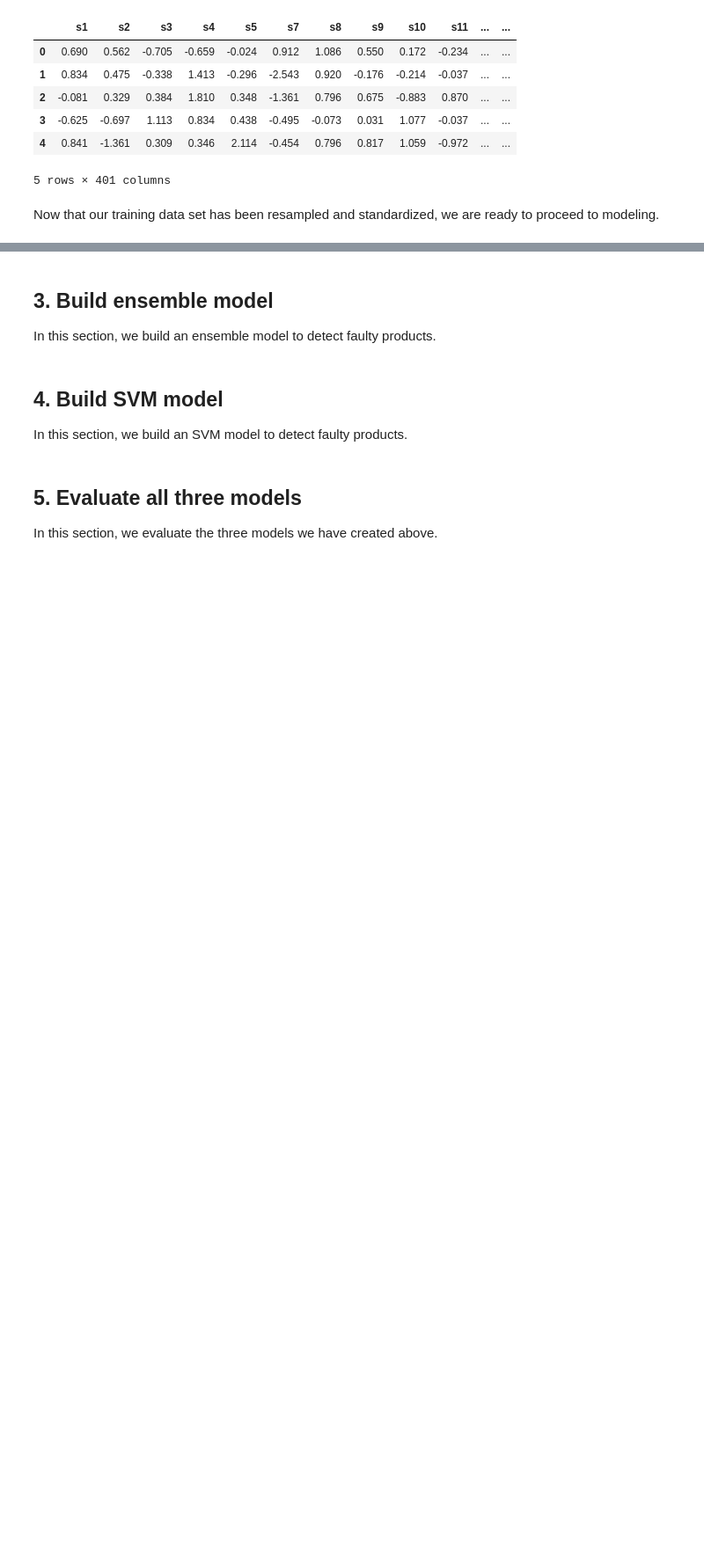
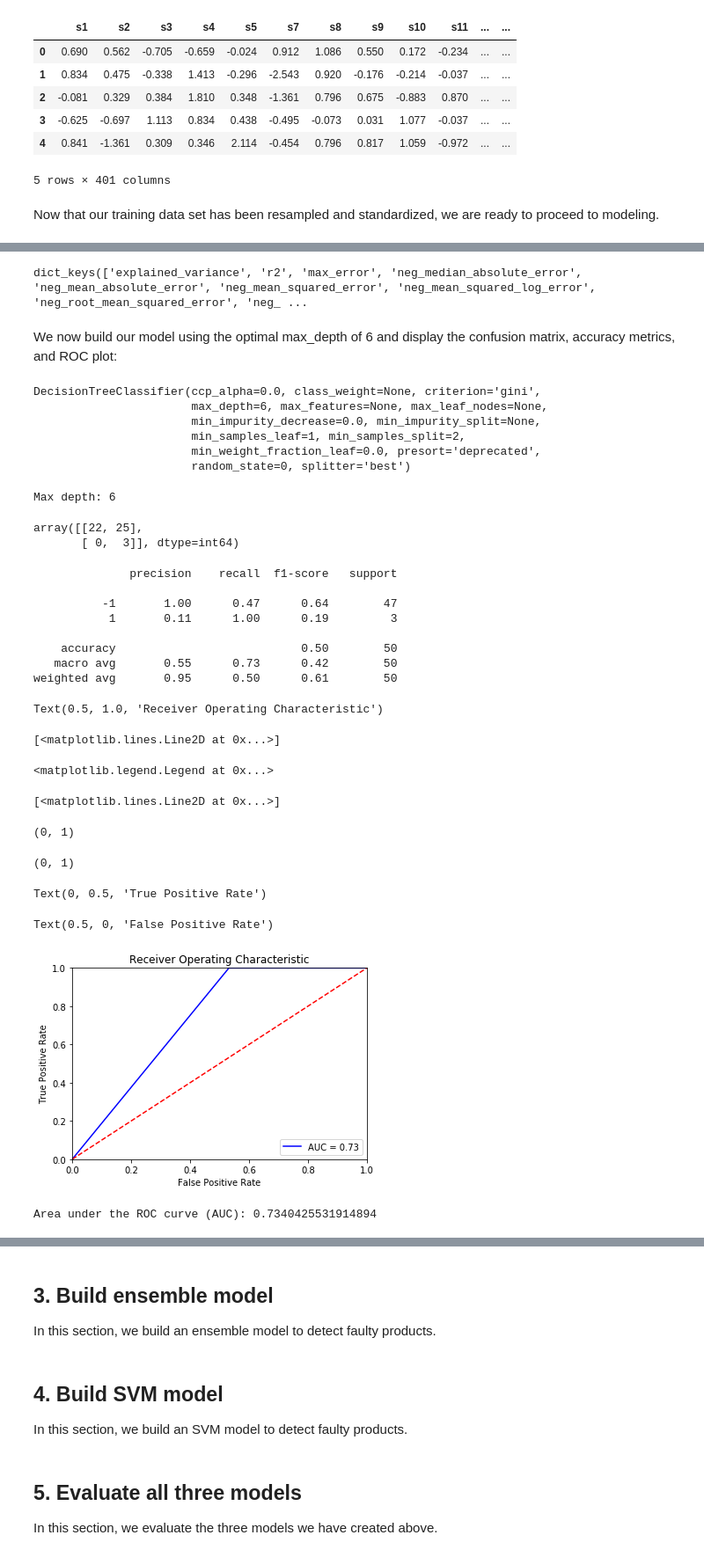
Before and after one commit to pelorenz/data-science-420, a Jupyter notebook: M02-PeterLorenz.ipynb, the cells around one changed output, grey strips where cells are left out. Shown at 88% size. Saved outputs shown, nothing was run; the diff lists cells and outputs as text; code cells hidden in the pictures; blank space fills up the shorter version.

Commit message:
Decision tree

```diff
--- a/M02-PeterLorenz.ipynb
+++ b/M02-PeterLorenz.ipynb
@@ -189,11 +198,11 @@ We choose RobustScaler over StandardScaler due to the skewness of a significant
 # %%
 # Scale data
 scaler = RobustScaler()
-X_train = pd.DataFrame(scaler.fit_transform(df_resample),
-                       columns=df_resample.columns)
+X_resample = pd.DataFrame(scaler.fit_transform(df_resample),
+                          columns=df_resample.columns)
 
 # Display scaled data set
-X_train.head()
+X_resample.head()
 # %% [output]
 |  | s1 | s2 | s3 | s4 | s5 | s7 | s8 | s9 | s10 | s11 | ... | ... |
 | 0 | 0.690 | 0.562 | -0.705 | -0.659 | -0.024 | 0.912 | 1.086 | 0.550 | 0.172 | -0.234 | ... | ... |
@@ -209,0 +258,71 @@ In this section, we build a decision tree model to detect faulty products.
+# %%
+import sklearn
+sklearn.metrics.SCORERS.keys()
+# %% [output]
+dict_keys(['explained_variance', 'r2', 'max_error', 'neg_median_absolute_error', 'neg_mean_absolute_error', 'neg_mean_squared_error', 'neg_mean_squared_log_error', 'neg_root_mean_squared_error', 'neg_ ...
+# %% [markdown]
+We now build our model using the optimal max_depth of 6 and display the confusion matrix, accuracy metrics, and ROC plot:
+# %%
+# Construct decision tree classifier
+dt_clf = DecisionTreeClassifier(criterion = 'gini', max_depth = 6,
+                                random_state=0)
+dt_clf.fit(X_resample, y_resample)
+
+# Display tree depth
+print('Max depth:', dt_clf.tree_.max_depth)
+
+# Predict based on test data
+y_pred_test_dt = dt_clf.predict(X_test)
+
+# Display confusion matrix
+confusion_matrix(y_test, y_pred_test_dt)
+
+# Display performance metrics
+print(classification_report(y_test, y_pred_test_dt))
+
+# Compute ROC metrics
+fpr, tpr, thresholds = metrics.roc_curve(y_test, y_pred_test_dt)
+roc_auc = metrics.auc(fpr, tpr)
+
+# Display ROC plot
+plt.title('Receiver Operating Characteristic')
+plt.plot(fpr, tpr, 'b', label = 'AUC = %0.2f' % roc_auc)
+plt.legend(loc = 'lower right')
+plt.plot([0, 1], [0, 1],'r--')
+plt.xlim([0, 1])
+plt.ylim([0, 1])
+plt.ylabel('True Positive Rate')
+plt.xlabel('False Positive Rate')
+plt.show()
+
+# Display ROC score
+print('Area under the ROC curve (AUC):',
+     roc_auc_score(y_test, y_pred_test_dt))
+# %% [output]
+DecisionTreeClassifier(ccp_alpha=0.0, class_weight=None, criterion='gini',
+                       max_depth=6, max_features=None, max_leaf_nodes=None,
+                       min_impurity_decrease=0.0, min_impurity_split=None,
+                       min_samples_leaf=1, min_samples_split=2,
+                       min_weight_fraction_leaf=0.0, presort='deprecated',
+                       random_state=0, splitter='best')
+Max depth: 6
+array([[22, 25],
+       [ 0,  3]], dtype=int64)
+              precision    recall  f1-score   support
+
+          -1       1.00      0.47      0.64        47
+           1       0.11      1.00      0.19         3
+
+    accuracy                           0.50        50
+   macro avg       0.55      0.73      0.42        50
+weighted avg       0.95      0.50      0.61        50
+Text(0.5, 1.0, 'Receiver Operating Characteristic')
+[<matplotlib.lines.Line2D at 0x...>]
+<matplotlib.legend.Legend at 0x...>
+[<matplotlib.lines.Line2D at 0x...>]
+(0, 1)
+(0, 1)
+Text(0, 0.5, 'True Positive Rate')
+Text(0.5, 0, 'False Positive Rate')
+[figure, added]
+Area under the ROC curve (AUC): 0.7340425531914894
```
Also changed, not shown: parts of 4 cells of this notebook.
